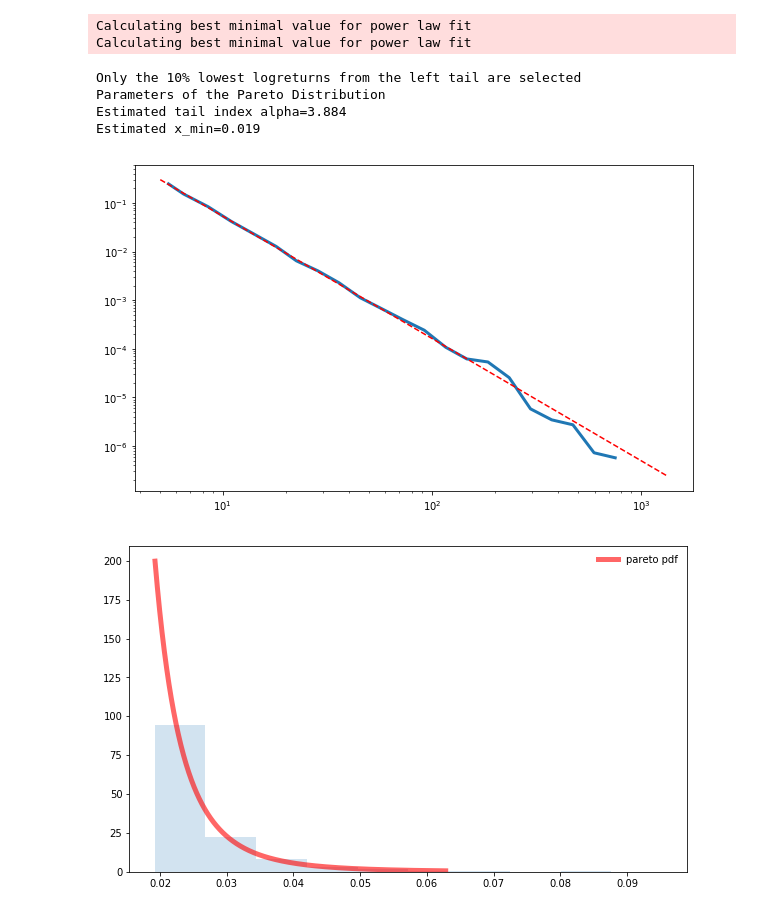
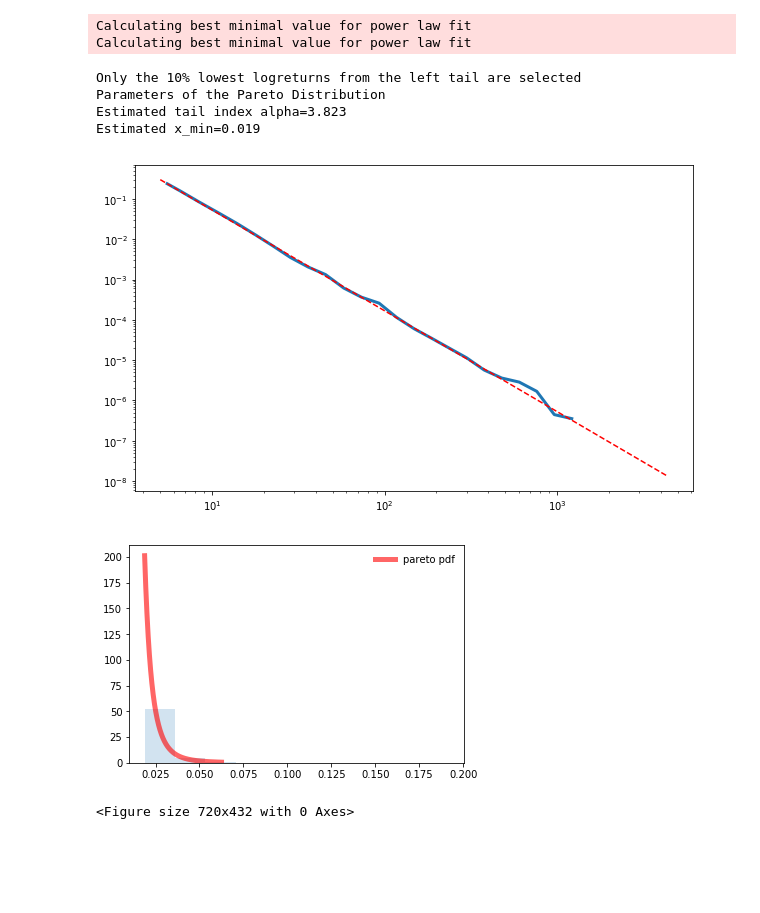
Before and after one commit to danpele/Stat_fin_markets, a Jupyter notebook: Pareto Distribution/Pareto_tail.ipynb, the cells around one changed output. Cells and saved outputs as stored; diff of their text form; code cells hidden in the pictures; blank space fills up the shorter version.

```diff
--- a/Pareto Distribution/Pareto_tail.ipynb
+++ b/Pareto Distribution/Pareto_tail.ipynb
@@ -11,7 +11,8 @@ from scipy.stats import pareto
 from scipy.stats import norm
 # We will look at stock prices overtime
 start = datetime.datetime(2002,1,1)
-end = datetime.date.today()
+end = datetime.datetime(2018,12,1)
+#end = datetime.date.today()
 
 from pandas_datareader import data as wb
 
@@ -51,11 +52,6 @@ z=y.ravel()
 
 
 
-
-#plt.clf()
-#plt.cla()
-
-
 fit = powerlaw.Fit(z)
 alpha=fit.alpha
 xmin=fit.xmin
@@ -93,6 +89,7 @@ ax.plot(x, pareto.pdf(x, alpha, loc=loc, scale=xmin),
 
 ax.hist(r, density=True, histtype='stepfilled', alpha=0.2)
 ax.legend(loc='best', frameon=False)
+plt.figure(figsize=(10,6))
 plt.show()
 
 
@@ -102,12 +99,12 @@ xs = np.sort(z)
 ys = 1-np.arange(1, len(xs)+1)/float(len(xs))
 zs=1-pareto.cdf(xs, alpha, loc=0, scale=xmin)
 vs=1-norm.cdf(xs, mu, sigma)
-
+plt.figure(figsize=(10,6))
 plt.plot(xs, ys)
 plt.plot(xs, zs, linestyle='--',color='r')
 plt.plot(xs, vs, linestyle='--',color='g')
-legend(['P(X>x) - empirical', 'P(X>x) - Pareto', 'P(X>x) - Normal'])
-axis([0.03, 0.1, 0, 0.2])
-xlabel('x-Absolute values of log-returns')
+plt.legend(['P(X>x) - empirical', 'P(X>x) - Pareto', 'P(X>x) - Normal'])
+plt.axis([0.03, 0.1, 0, 0.2])
+plt.xlabel('x-Absolute values of log-returns')
 plt.show()
 # %% [output]
@@ -117,8 +114,9 @@ plt.show()
 Calculating best minimal value for power law fit
 Calculating best minimal value for power law fit
 Only the 10% lowest logreturns from the left tail are selected
 Parameters of the Pareto Distribution
-Estimated tail index alpha=3.884
+Estimated tail index alpha=3.823
 Estimated x_min=0.019
-[figure, old version]
+[figure, new version]
-[figure, old version]
+[figure, new version]
+<Figure size 720x432 with 0 Axes>
```
Also changed, not shown: parts of 1 cell of this notebook.
